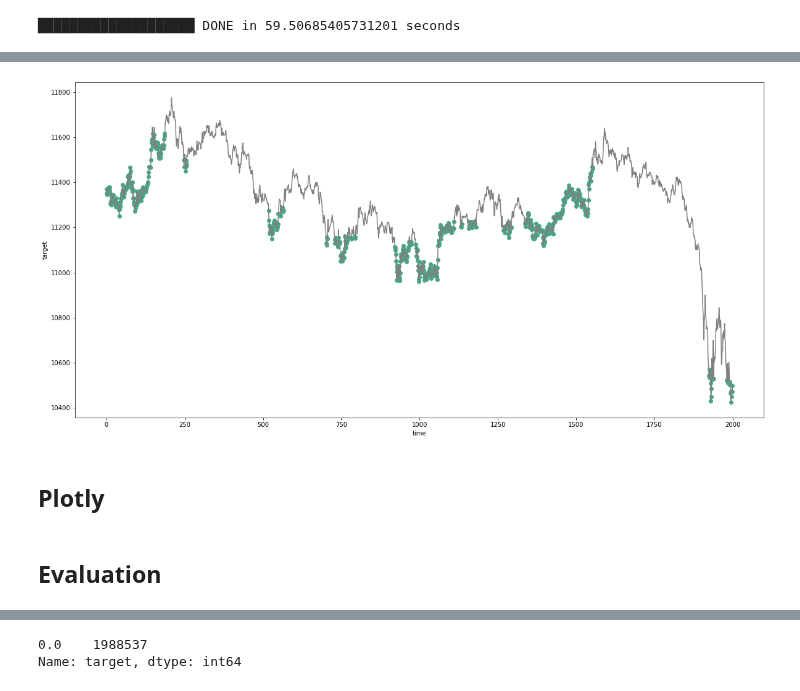
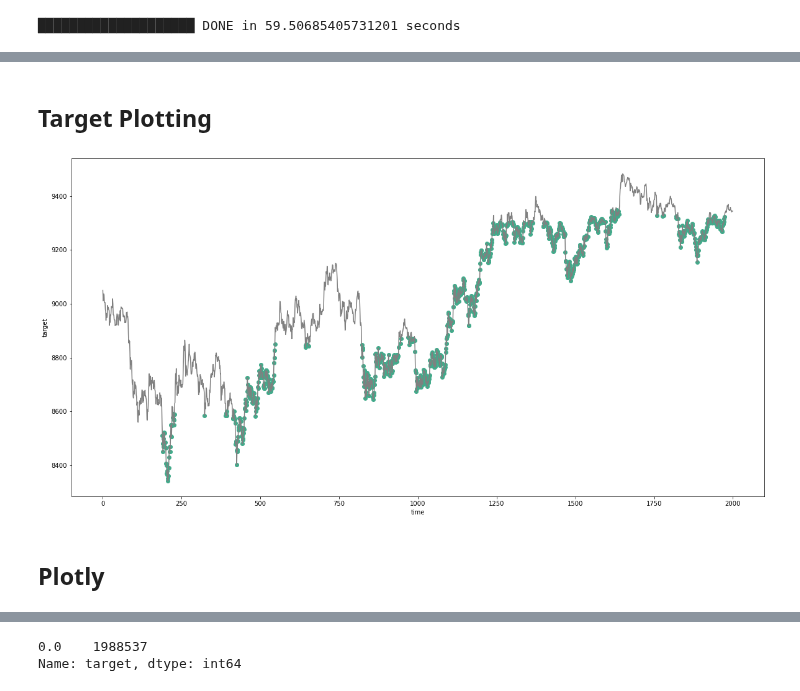
Before and after one commit to sunnymnie/bitcoin-printer, a Jupyter notebook: tate/target/tpsl-short-term-dip.ipynb, the cells around one changed output, grey strips where cells are left out. Drawn from its saved outputs; the diff is of its cells as text; code cells hidden in the pictures.

Commit message:
add new target finder

```diff
--- a/tate/target/tpsl-short-term-dip.ipynb
+++ b/tate/target/tpsl-short-term-dip.ipynb
@@ -69,8 +69,8 @@ def get_target_even_faster(df, span:int, tp:float, sl:float):
     target = []
     sdf = df[['close','high','low']]
 
-    i_high = npmax(sdf['high'][0:span])[0]
-    i_low = npmin(sdf['low'][0:span])[0]
+    i_high = sdf['high'][0:span].idxmax()
+    i_low = sdf['low'][0:span].idxmin()
 
     start_time = time.time()
 
@@ -90,7 +90,7 @@ def get_target_even_faster(df, span:int, tp:float, sl:float):
 
 
         if i_high+1 == i:
-            i_high = np.argmax(sdf['high'][i+1:i+span])
+            i_high = sdf['high'][i+1:i+span].idxmax()
             high = sdf['high'][i_high]
         elif sdf['high'][i+span] > sdf['high'][i_high]:
             i_high = i+span
@@ -99,7 +99,7 @@ def get_target_even_faster(df, span:int, tp:float, sl:float):
             high = sdf['high'][i_high]
 
         if i_low+1 == i:
-            i_low = np.argmin(sdf['low'][i+1:i+span])
+            i_low = sdf['low'][i+1:i+span].idxmin()
             low = sdf['low'][i_low]
         elif sdf['low'][i+span] < sdf['low'][i_low]:
             i_low = i+span
@@ -114,0 +171,2 @@ def get_target_even_faster(df, span:int, tp:float, sl:float):
+# %%
+df["target"] = get_target_y(df, span=1000, tp=1.5, sl=2.5)
@@ -137,35 +195,37 @@ df[100000:100200]
+# %% [markdown]
+## Target Plotting
 # %%
 df["scatter_target"] = list(map(lambda x, c: c if x == 1 else None, df["target"], df["close"]))
 # %%
-d = df[231000:233000]
+d = df[291000:293000]
 
 fig,ax = plt.subplots(figsize=(20, 10))
 ax.scatter(range(len(d)),
            d.scatter_target,
             color="#43aa8b")
 # ax.axhline(y=0, color='darkgreen', linestyle='-')
 ax.set_xlabel("time")
 ax.set_ylabel("target")
 
 # ax.tick_params(labelbottom=False)
 # ax.axes.xaxis.set_visible(False)
 
 # ax2=ax.twinx()
 ax.plot(list(d.close),
          color="grey")
 
 # ax.set_ylabel("close")
 # fig.legend(["a", "b", "c", "d"])
 plt.show()
 # %% [output]
-[figure, old version]
+[figure, new version]
 # %%
 from plotly import __version__
 from plotly.offline import download_plotlyjs, init_notebook_mode, plot, iplot
 init_notebook_mode(connected=True)
 import plotly.graph_objects as go
-# %% [markdown]
-## Plotly
+# %% [markdown]
+## Plotly
 # %%
 # d = df[1000000:]
 # fig = go.Figure()
@@ -173,5 +233,3 @@ import plotly.graph_objects as go
 # fig.add_trace(go.Scatter(x=d.index, y=d['scatter_target'], name='target'))
 
 # fig.show()
-# %% [markdown]
-## Evaluation
```
Also changed, not shown: parts of 9 cells of this notebook.
